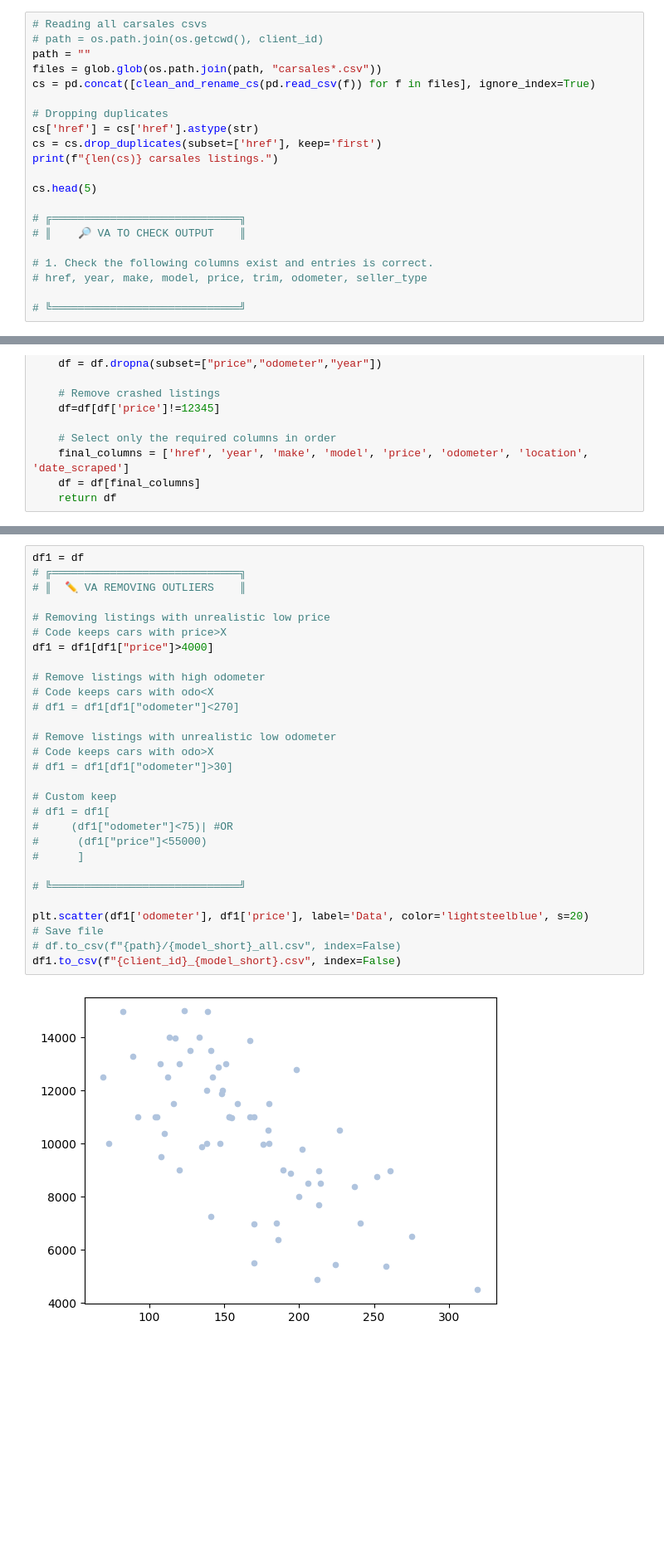
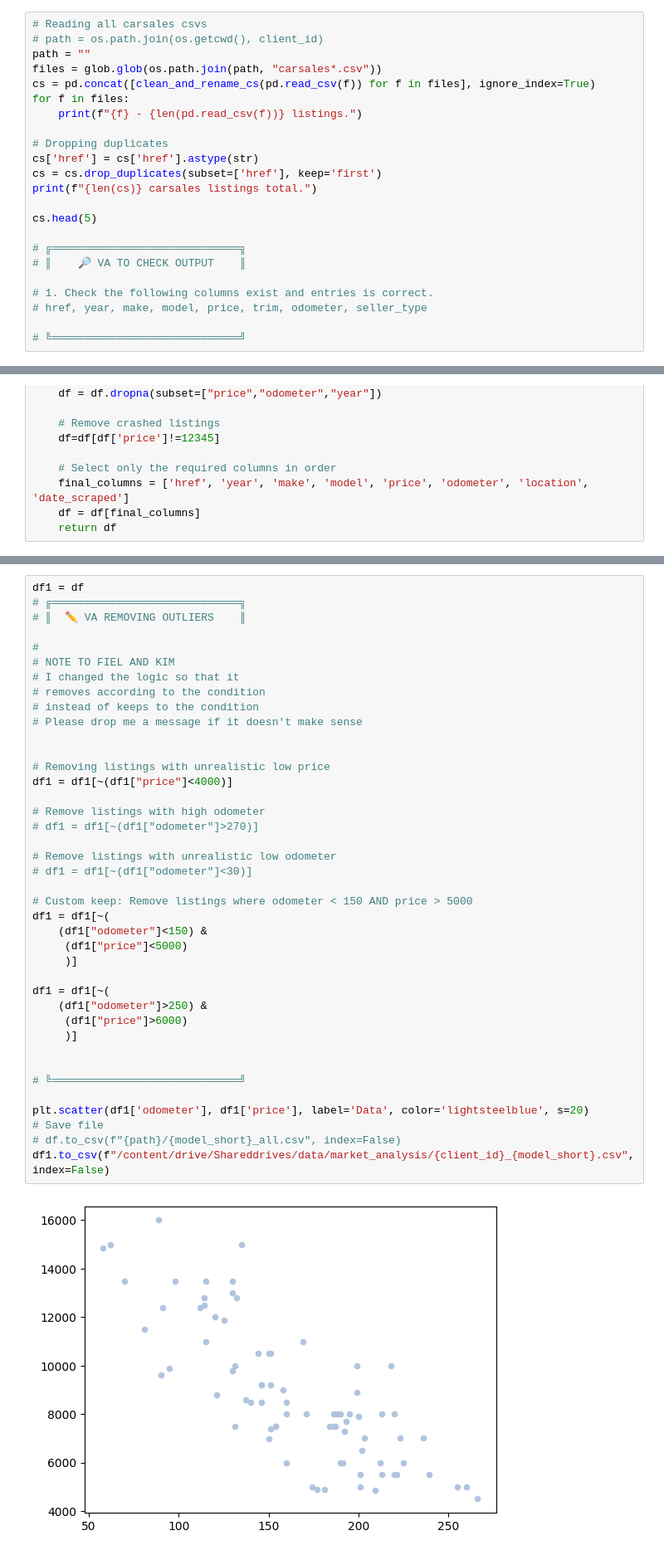
Before and after one commit to imrogerjiang/market_analysis, a Jupyter notebook: analytics.ipynb, the cells around one changed output, grey strips where cells are left out. Shown: that part at 83% size. Cells and saved outputs as stored; diff of their text form; blank space fills up the shorter version.

```diff
--- a/analytics.ipynb
+++ b/analytics.ipynb
@@ -149,11 +153,13 @@ def clean_and_rename_cs(df: pd.DataFrame) -> pd.DataFrame:
 path = ""
 files = glob.glob(os.path.join(path, "carsales*.csv"))
 cs = pd.concat([clean_and_rename_cs(pd.read_csv(f)) for f in files], ignore_index=True)
+for f in files:
+    print(f"{f} - {len(pd.read_csv(f))} listings.")
 
 # Dropping duplicates
 cs['href'] = cs['href'].astype(str)
 cs = cs.drop_duplicates(subset=['href'], keep='first')
-print(f"{len(cs)} carsales listings.")
+print(f"{len(cs)} carsales listings total.")
 
 cs.head(5)
 
@@ -295,34 +306,45 @@ plt.scatter(df['odometer'], df['price'], label='Data', color='lightsteelblue', s
 # %%
 df1 = df
 # ╔═════════════════════════════╗
 # ║  ✏️ VA REMOVING OUTLIERS    ║
 
+#
+# NOTE TO FIEL AND KIM
+# I changed the logic so that it
+# removes according to the condition
+# instead of keeps to the condition
+# Please drop me a message if it doesn't make sense
+
+
 # Removing listings with unrealistic low price
-# Code keeps cars with price>X
-df1 = df1[df1["price"]>4000]
+df1 = df1[~(df1["price"]<4000)]
 
 # Remove listings with high odometer
-# Code keeps cars with odo<X
-# df1 = df1[df1["odometer"]<270]
+# df1 = df1[~(df1["odometer"]>270)]
 
 # Remove listings with unrealistic low odometer
-# Code keeps cars with odo>X
-# df1 = df1[df1["odometer"]>30]
+# df1 = df1[~(df1["odometer"]<30)]
 
-# Custom keep
-# df1 = df1[
-#     (df1["odometer"]<75)| #OR
-#      (df1["price"]<55000)
-#      ]
+# Custom keep: Remove listings where odometer < 150 AND price > 5000
+df1 = df1[~(
+    (df1["odometer"]<150) &
+     (df1["price"]<5000)
+     )]
+
+df1 = df1[~(
+    (df1["odometer"]>250) &
+     (df1["price"]>6000)
+     )]
+
 
 # ╚═════════════════════════════╝
 
 plt.scatter(df1['odometer'], df1['price'], label='Data', color='lightsteelblue', s=20)
 # Save file
 # df.to_csv(f"{path}/{model_short}_all.csv", index=False)
-df1.to_csv(f"{client_id}_{model_short}.csv", index=False)
+df1.to_csv(f"/content/drive/Shareddrives/data/market_analysis/{client_id}_{model_short}.csv", index=False)
 # %% [output]
-[figure, old version]
+[figure, new version]
 # %%
 # 0) Work on a real copy (kills SettingWithCopyWarning)
 df1 = df1.copy()
```
Also changed, not shown: parts of 14 cells of this notebook.
